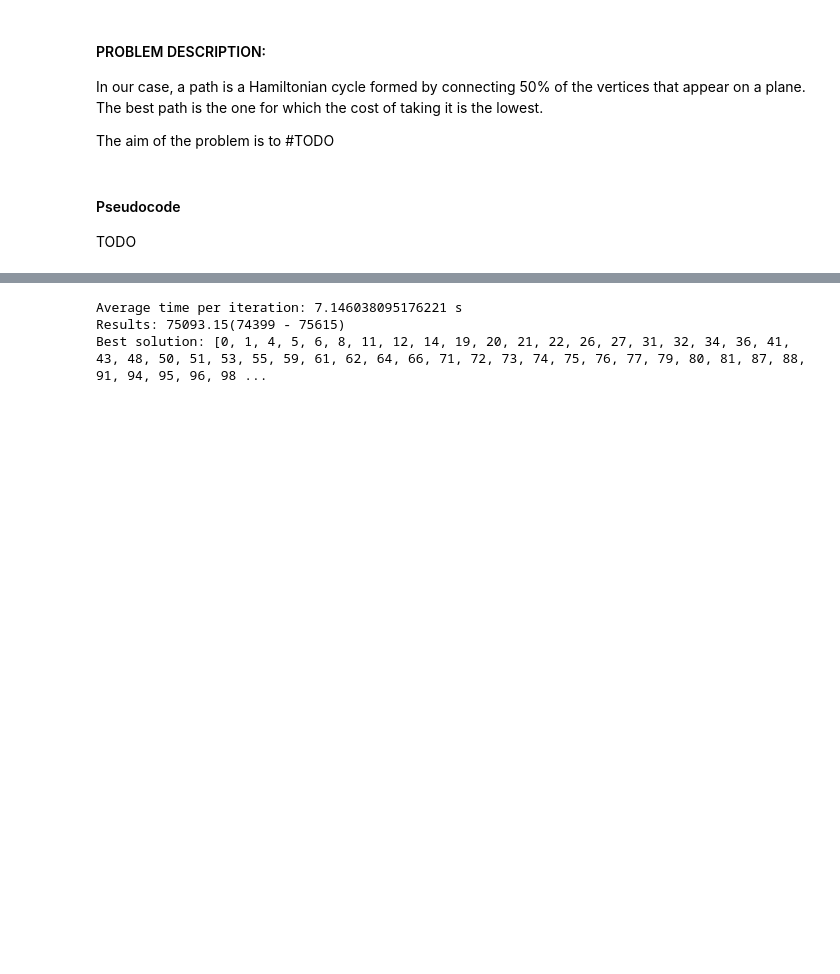
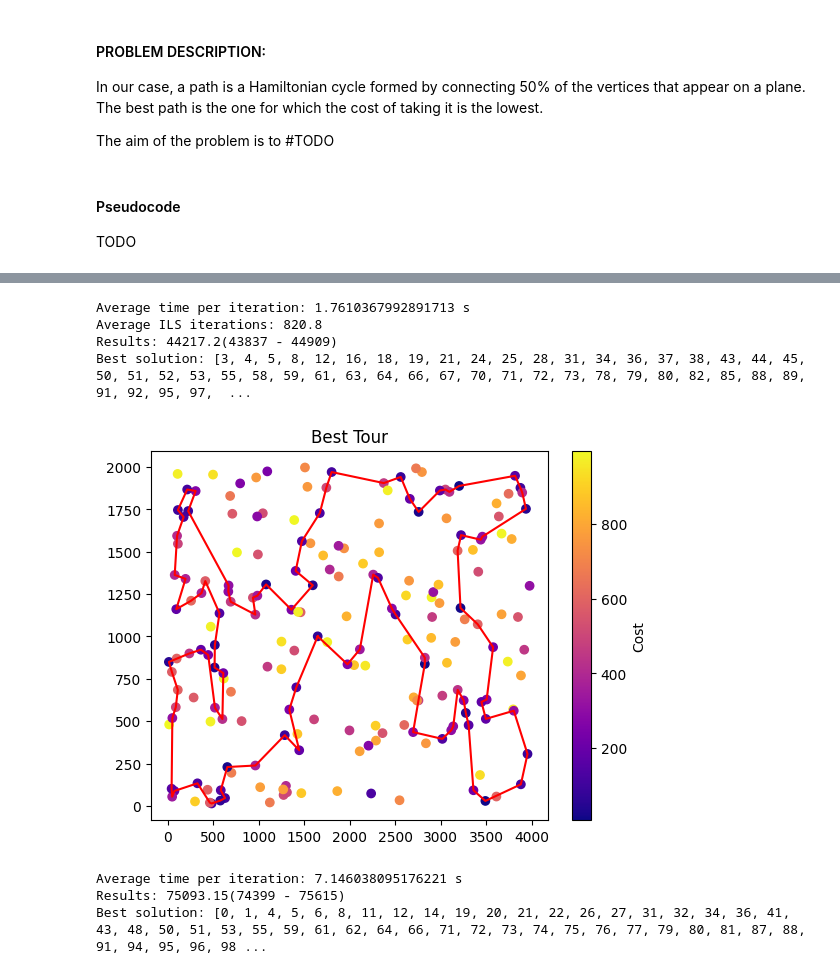
Before and after one commit to Oskshust/evo_comp, a Jupyter notebook: 6/raport.ipynb, the cells around one changed output, grey strips where cells are left out. Saved outputs shown, nothing was run; the diff lists cells and outputs as text; code cells hidden in the pictures; blank space fills up the shorter version.

```diff
--- a/6/raport.ipynb
+++ b/6/raport.ipynb
@@ -33,3 +49,11 @@ Best solution: [0, 1, 4, 6, 8, 11, 14, 19, 20, 21, 22, 26, 27, 31, 32, 36, 41, 4
+# %%
+run_ils(d)
+# %% [output]
+Average time per iteration: 1.7610367992891713 s
+Average ILS iterations: 820.8
+Results: 44217.2(43837 - 44909)
+Best solution: [3, 4, 5, 8, 12, 16, 18, 19, 21, 24, 25, 28, 31, 34, 36, 37, 38, 43, 44, 45, 50, 51, 52, 53, 55, 58, 59, 61, 63, 64, 66, 67, 70, 71, 72, 73, 78, 79, 80, 82, 85, 88, 89, 91, 92, 95, 97,  ...
+[figure, added]
 # %%
 run_experiment(a)
 # %% [output]
```
Also changed, not shown: parts of 3 cells of this notebook, 1 other file.
